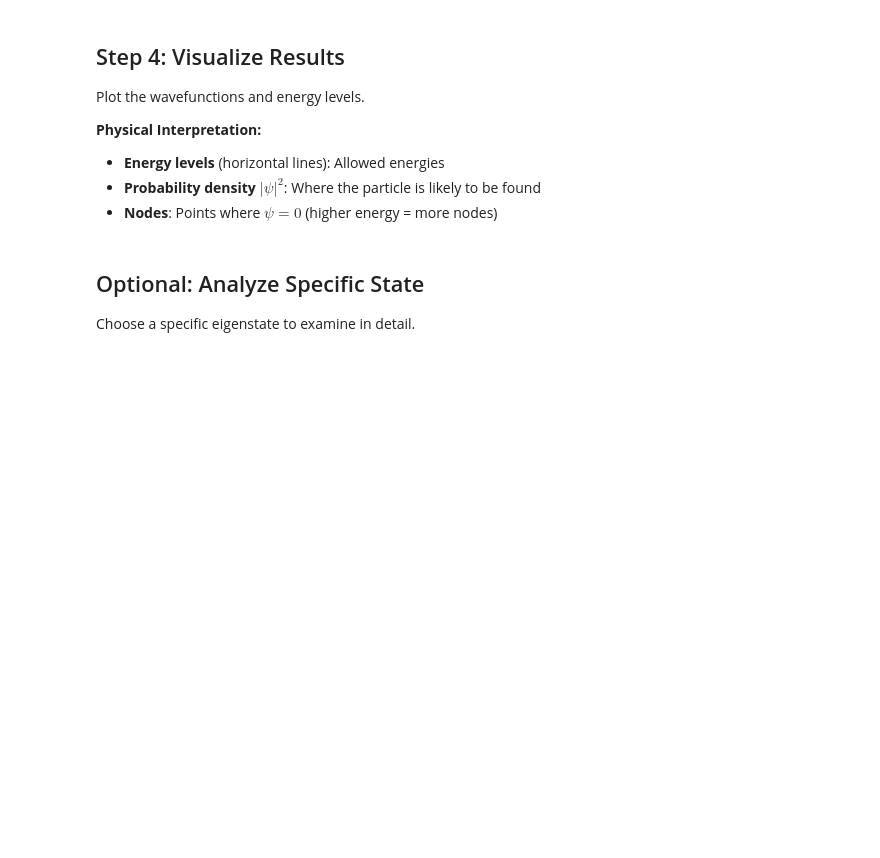
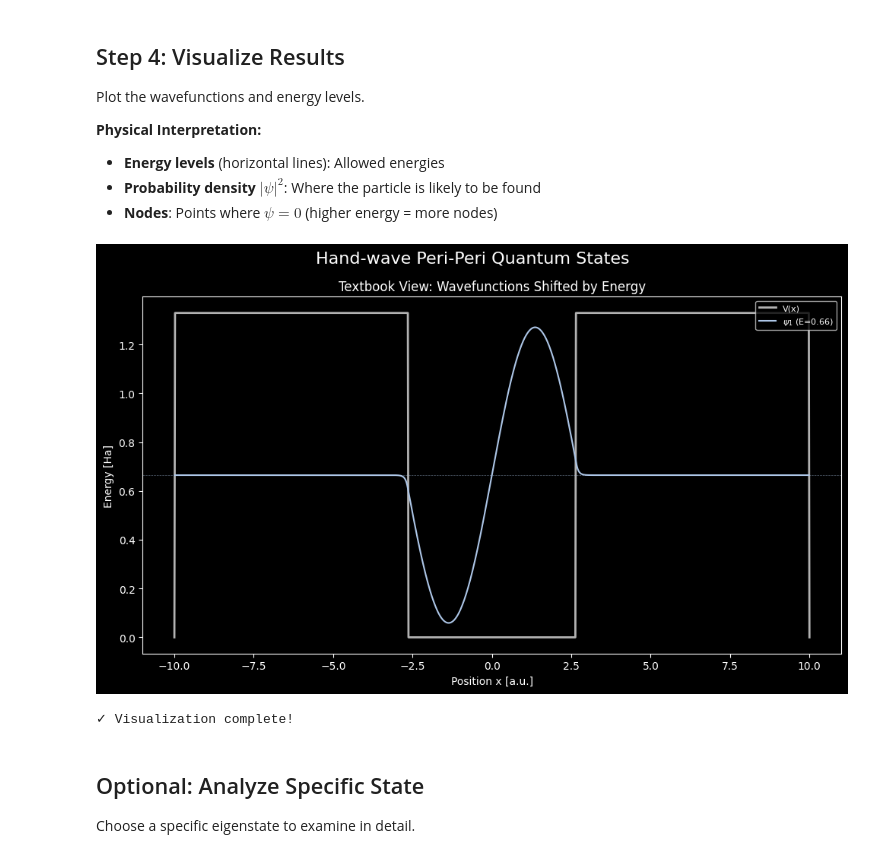
Before and after one commit to Ahilan-Bucket/Hand-wave, a Jupyter notebook: HandwaveCamera_Presentation.ipynb, the cells around one changed output. Drawn from its saved outputs; the diff is of its cells as text; code cells hidden in the pictures; blank space fills up the shorter version.

```diff
--- a/HandwaveCamera_Presentation.ipynb
+++ b/HandwaveCamera_Presentation.ipynb
@@ -81,11 +87,11 @@ print("Starting camera...")
 print("Hold your hand(s) steady to capture!")
 print("")
 
-V_raw = capture_hand_potential(
+V_raw = cheese(
     A_MIN=0,
     A_MAX=100,
     mode='capture',  # Requires stability
-    max_time=30      # 30 second timeout
+    max_time=30,      # 30 second timeout
 )
 
 if V_raw is not None:
@@ -106,15 +149,18 @@ $$\hat{H}\psi = E\psi$$
 
 where $\hat{H} = T + V(x)$ is the Hamiltonian operator.
 # %%
-# Verify and solve
-E_vals, psi_vecs, V_full = verify_and_plot_capture(
-    V_raw, x, dx, T, L
-)
+# Verify and solve (using V_raw from Step 2)
+if 'V_raw' in locals() and V_raw is not None:
+    E_vals, psi_vecs, V_full = verify_and_plot_capture(
+        V_raw, x, dx, T, L
+    )
 
-if E_vals is not None:
-    print(f"\n✓ Found {len(E_vals)} energy eigenstates")
-    print(f"\nFirst 5 energy levels:")
-    for i in range(min(5, len(E_vals))):
-        print(f"  E[{i}] = {E_vals[i]:.4f}")
+    if E_vals is not None:
+        print(f"\n✓ Found {len(E_vals)} energy eigenstates")
+        print(f"\nFirst 5 energy levels:")
+        for i in range(min(5, len(E_vals))):
+            print(f"  E[{i}] = {E_vals[i]:.4f}")
+    else:
+        print("\n✗ Solver failed.")
 else:
-    print("\n✗ Solver failed.")
+    print("No V_raw available. Run Step 2 or 2a first.")
@@ -129,22 +187,25 @@ Plot the wavefunctions and energy levels.
 - **Nodes**: Points where $\psi = 0$ (higher energy = more nodes)
 # %%
 # Plot first 5 states
-if E_vals is not None:
-    fig = plot_alive(
+if 'E_vals' in locals() and E_vals is not None:
+    fig = plot_dead(
         E_vals,
         psi_vecs,
         V_full,
         x,
         nos=5,      # Number of states
-        mode='all'  # Show all states
+        mode='wait'  # Show all states
     )
-    plt.suptitle("Hand-Wave Quantum States", fontsize=16, y=0.98)
+    plt.suptitle("Hand-wave Peri-Peri Quantum States", fontsize=16, y=0.98)
     plt.tight_layout()
     plt.show()
 
     print("\n✓ Visualization complete!")
 else:
     print("No results to plot.")
+# %% [output]
+[figure, added]
+✓ Visualization complete!
 # %% [markdown]
 ## Optional: Analyze Specific State
 
```
Also changed, not shown: parts of 8 cells of this notebook, 2 other files.
